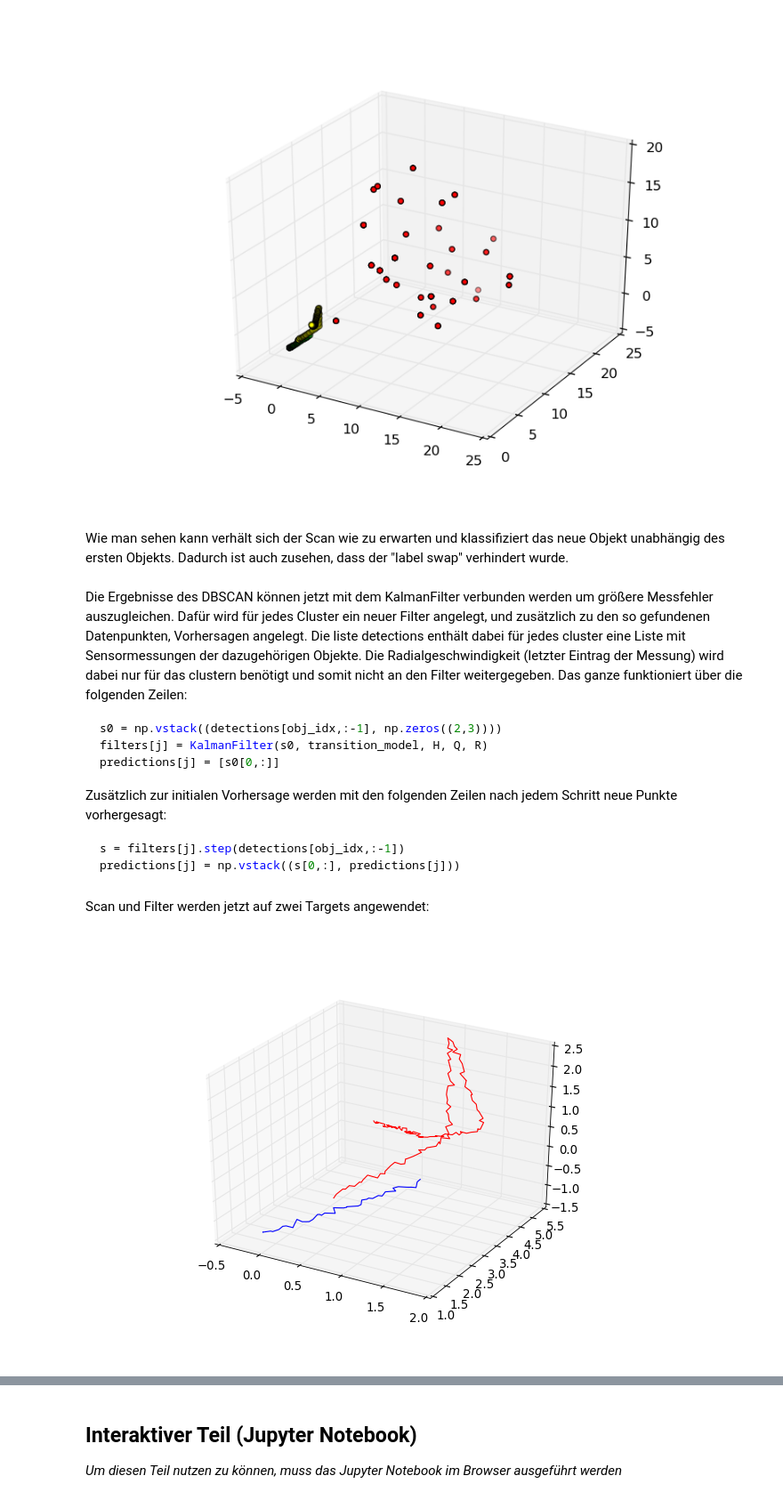
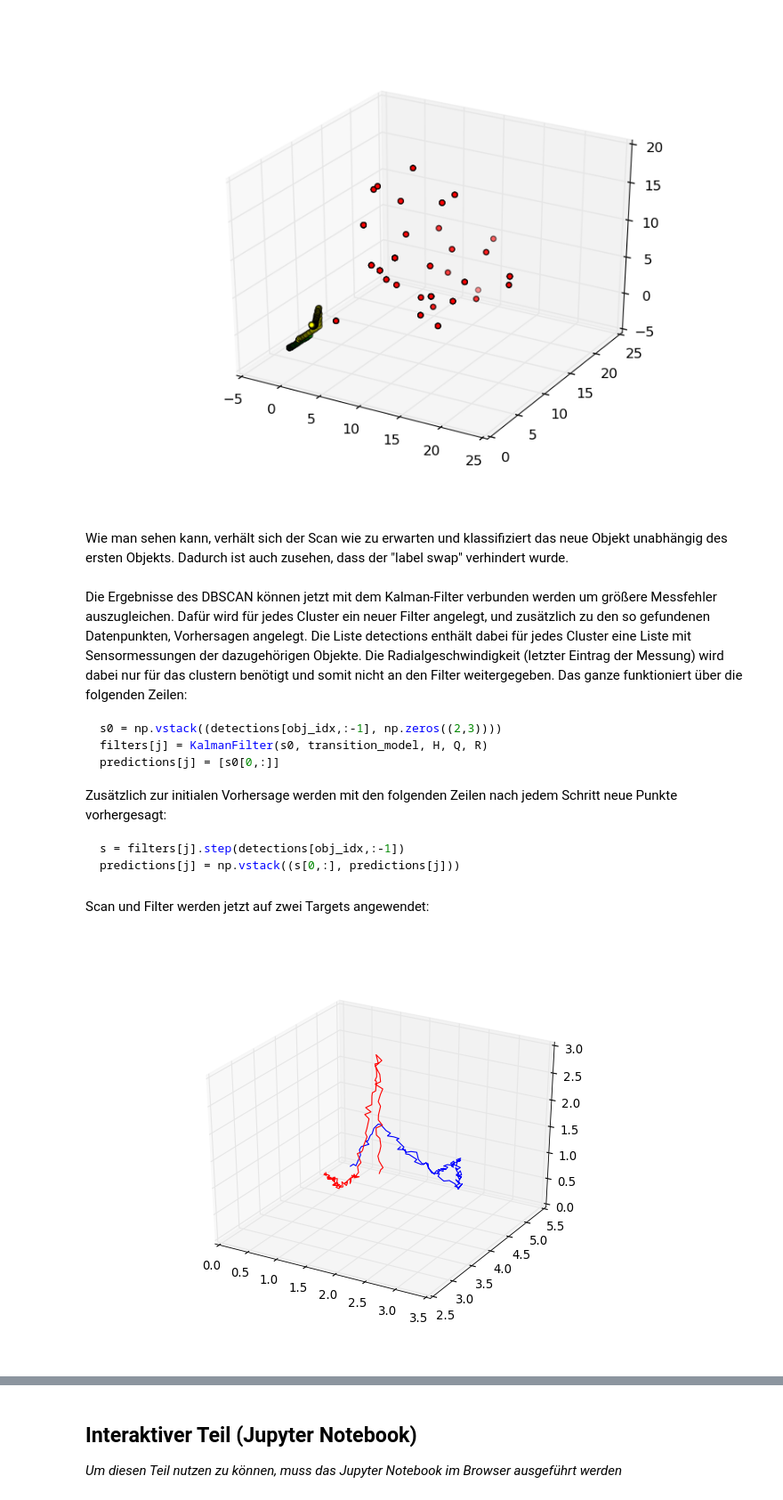
Before and after one commit to goseind/kalman-filter-dbscan, a Jupyter notebook: Abgabe/PML-Bericht.ipynb, the cells around one changed output, grey strips where cells are left out. Shown at 89% size. Saved outputs shown, nothing was run; the diff lists cells and outputs as text; code cells hidden in the pictures.

````diff
--- a/Abgabe/PML-Bericht.ipynb
+++ b/Abgabe/PML-Bericht.ipynb
@@ -54,6 +56,7 @@ from collections import deque
 from ipywidgets import *
 from collections import deque
 %matplotlib widget
+plt.style.use('classic')
 # %% [markdown]
 ## Einleitung <a name="p1"></a>
 # %% [markdown]
@@ -1087,41 +1093,21 @@ Zusätzlich wird noch überprüft, wie sich der Scan verhält, wenn ein neues Ta
 # %%
-# Parameters first target.
-path1 = [[0,5,0],
-         [0,5,0.5],
-         [1,4,1],
-         [2,3,2],
-         [1,5,3],
-         [1,5,0.5],
-         [0.5, 2, 0.1]]
-
-vel1 = 3 * np.ones((1,len(path1)))
-vel1[0,2] = 1
-
-InitialPosition1 = np.array([-1,5,0])
-
-opt1 = {
-    'InitialPosition' : InitialPosition1,
-    'Path' : np.array(path1).transpose(),
-    'Velocities' : vel1
-}
-
 # Parameters second target.
-path2 = [[-5. , -5. , -5. ],
+path3 = [[-5. , -5. , -5. ],
          [-5. , -4. , -5. ],
          [-2. , -3. , -1. ],
          [-1. , -4. , -2. ],
          [1. , 2. , 1.5],
          [1. , 2. , 2. ]]
 
-vel2 = 2 * np.ones((1,len(path2)))
-vel2[0,4] = 0.5
+vel3 = 2 * np.ones((1,len(path2)))
+vel3[0,4] = 0.5
 
-InitialPosition2 = np.array([2,4,1])
+InitialPosition3 = np.array([2,4,1])
 
-opt2 = {
-    'InitialPosition' : InitialPosition2,
-    'Path' : np.array(path2).transpose(),
-    'Velocities' : vel2
+opt3 = {
+    'InitialPosition' : InitialPosition3,
+    'Path' : np.array(path3).transpose(),
+    'Velocities' : vel3
 }
 
 '''
@@ -1137,13 +1123,13 @@ optRadar = {
 }
 sensor = RadarSensor(optRadar)
 
-model = DBSCAN(eps=1.5, minpts=2)
+model = DBSCAN(eps=0.7, minpts=2)
 # Number of previous measurements to consider for DBSCAN().
 pt_history = 20
 
 # Instantiate targets
 x = Target(opt1)
-y = Target(opt2)
+y = Target(opt3)
 
 targets = [x, y]
 
@@ -1164,9 +1150,9 @@ plt.show()
 Found 2 clusters and 137 outlier!
 [figure]
 # %% [markdown]
-Wie man sehen kann verhält sich der Scan wie zu erwarten und klassifiziert das neue Objekt unabhängig des ersten Objekts. Dadurch ist auch zusehen, dass der "label swap" verhindert wurde.
+Wie man sehen kann, verhält sich der Scan wie zu erwarten und klassifiziert das neue Objekt unabhängig des ersten Objekts. Dadurch ist auch zusehen, dass der "label swap" verhindert wurde.
 # %% [markdown]
-Die Ergebnisse des DBSCAN können jetzt mit dem KalmanFilter verbunden werden um größere Messfehler auszugleichen. Dafür wird für jedes Cluster ein neuer Filter angelegt, und zusätzlich zu den so gefundenen Datenpunkten, Vorhersagen angelegt. Die liste detections enthält dabei für jedes cluster eine Liste mit Sensormessungen der dazugehörigen Objekte. Die Radialgeschwindigkeit (letzter Eintrag der Messung) wird dabei nur für das clustern benötigt und somit nicht an den Filter weitergegeben. Das ganze funktioniert über die folgenden Zeilen:
+Die Ergebnisse des DBSCAN können jetzt mit dem Kalman-Filter verbunden werden um größere Messfehler auszugleichen. Dafür wird für jedes Cluster ein neuer Filter angelegt, und zusätzlich zu den so gefundenen Datenpunkten, Vorhersagen angelegt. Die Liste detections enthält dabei für jedes Cluster eine Liste mit Sensormessungen der dazugehörigen Objekte. Die Radialgeschwindigkeit (letzter Eintrag der Messung) wird dabei nur für das clustern benötigt und somit nicht an den Filter weitergegeben. Das ganze funktioniert über die folgenden Zeilen:
 
 ``` python
 s0 = np.vstack((detections[obj_idx,:-1], np.zeros((2,3))))
@@ -1234,7 +1220,7 @@ def scan_with_filter(model, pt_history, targets, R, Q, transition_model, H):
                 predictions[j] = np.vstack((s[0,:], predictions[j]))
                 labeled[j] = np.vstack((detections[obj_idx], labeled[j]))
 
-    return predictions
+    return predictions, labeled
 # %% [markdown]
 Scan und Filter werden jetzt auf zwei Targets angewendet:
 # %%
@@ -1252,33 +1238,33 @@ Q = np.diag([0.05,0.05,0.05])
 # Process/transition model.
 transition_model = np.array([[1, 0.01, 0.01/2],
                              [0, 1, 0.01],
                              [0, 0, 0.01]])
 # Transformation matrix
 ## Transforms predicted quantities into outputs that can be compared to the measurements
 H =  np.array([[1., 0., 0.]])
 
 
 getNext = True
 Detections = np.array([0,0,0])
 model = DBSCAN(eps=0.7, minpts=2)
 # Number of previous measurements to consider for DBSCAN().
 ante = 20
 
-Preds = scan_with_filter(model, ante, targets, R, Q, transition_model, H)
+Preds, labeled = scan_with_filter(model, ante, targets, R, Q, transition_model, H)
 
 # Visualize trajectory.
 T1 = Preds[0]
 T2 = Preds[1]
 
 # Plot Trajectory
 fig = plt.figure(facecolor='w')
 ax = plt.axes(projection='3d')
 #ax.view_init(20, 35)
 ax.plot3D(T1[:,0], T1[:,1], T1[:,2], 'blue')
 ax.plot3D(T2[:,0], T2[:,1], T2[:,2], 'red')
 
 # show plot
 plt.show()
 # %% [output]
-[figure, old version]
+[figure, new version]
 # %% [markdown]
````
Also changed, not shown: parts of 75 cells of this notebook.
